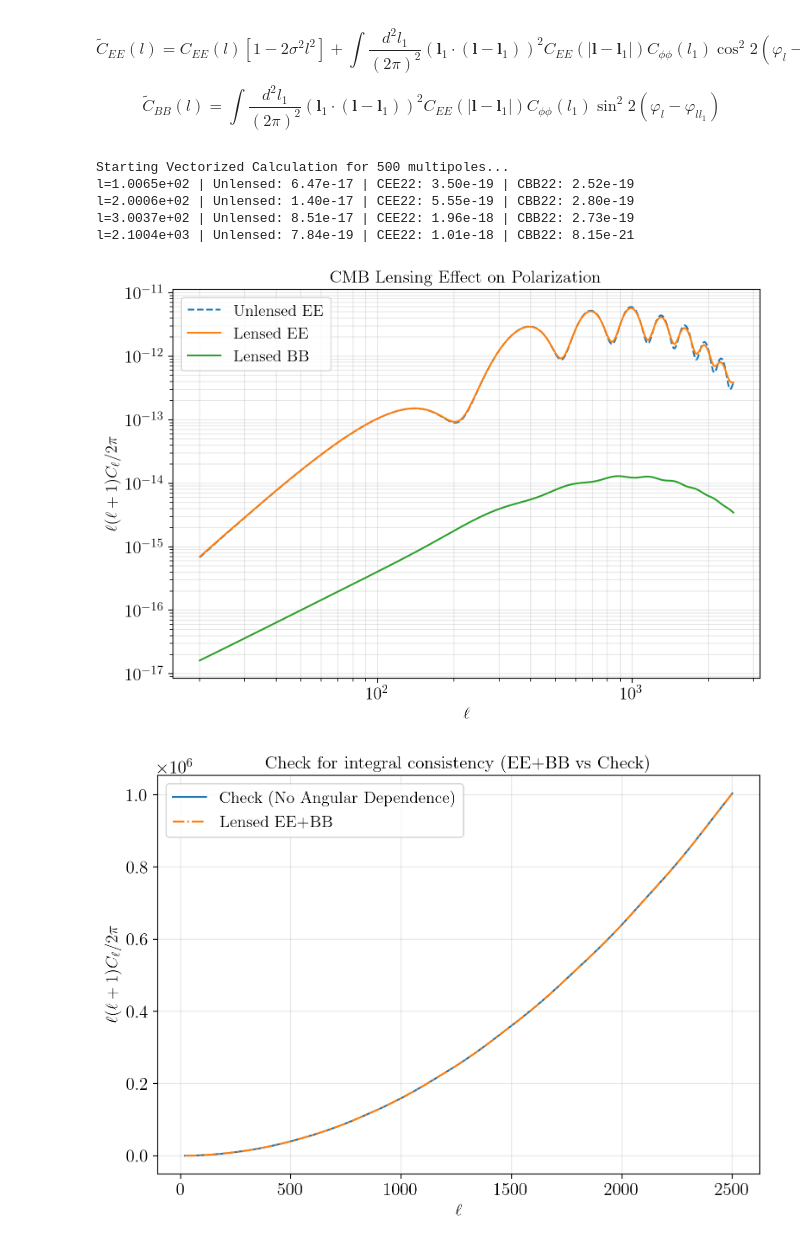
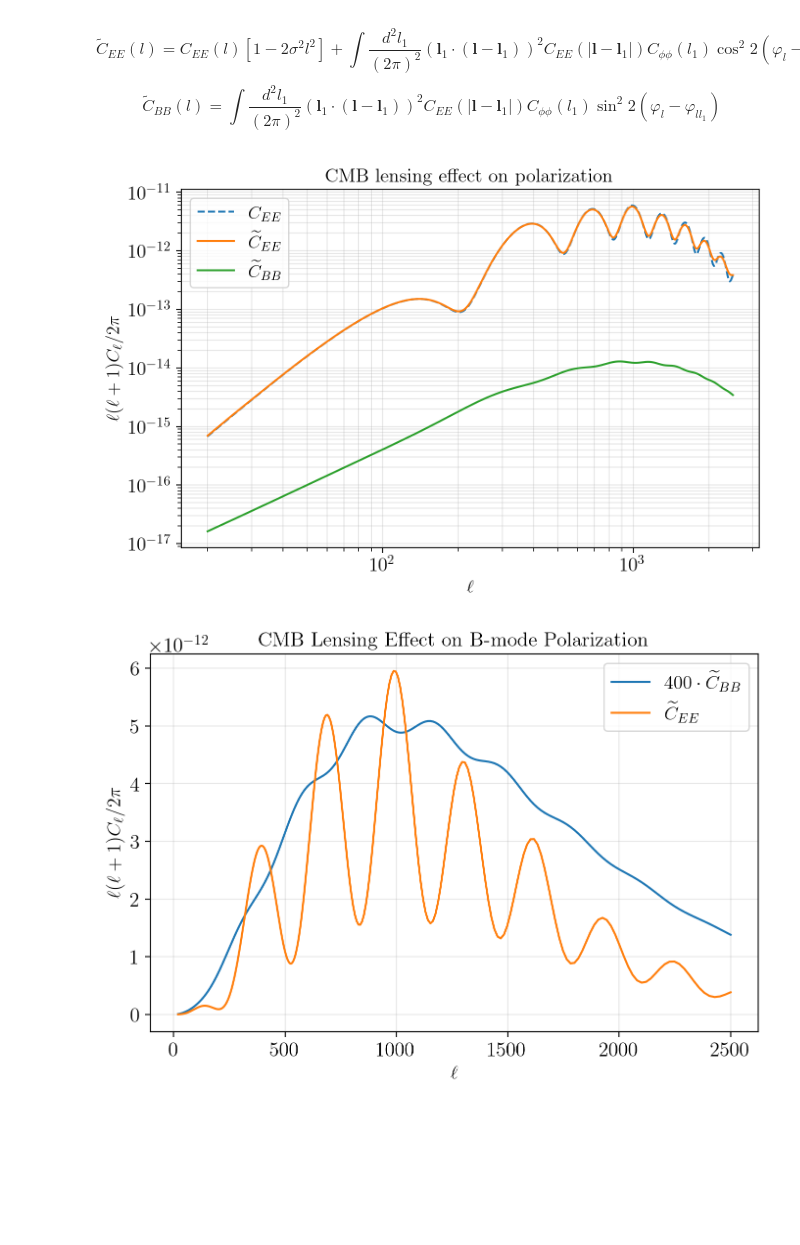
Before and after one commit to tommasoperitoree/AdvancedGravitationalPhysiscs, a Jupyter notebook: exam.ipynb, the cells around one changed output. Drawn from its saved outputs; the diff is of its cells as text; code cells hidden in the pictures; blank space fills up the shorter version.

```diff
--- a/exam.ipynb
+++ b/exam.ipynb
@@ -10,7 +10,7 @@ fontsize = 15
 
 plt.rcParams.update({
 
-    'figure.figsize': (9,6),
+    'figure.figsize': (8,5),
 
     # font
     'text.usetex': True,
@@ -404,7 +383,6 @@ $$ \tilde{C}_{BB}(l) = \int \frac{d^2l_1}{(2\pi)^2} \left( \mathbf{l}_1 \cdot (\
 # %%
 # Similarly to the temperature, we can compute the lensing effect on the E-mode polarization spectrum.
 # The procedure is the same, but we use C_EE instead of C_TT in the convolution integrals.
-
 
 def get_CEE_22 (mode, l):
     """
@@ -430,12 +408,12 @@ def get_CEE_22 (mode, l):
         #conv_anglular = (np.sin(2*theta))**2 # for testing, wrong angular dependence
         conv_anglular = (np.sin(2*phi_ll1))**2
     elif mode=='check': # EE+BB = cos^2 + sin^2 = 1
-        conv_anglular = np.ones_like(phi_ll1) # For checking the convolution without angular dependence
+        conv_anglular = np.ones_like(phi_ll1) # for checking the convolution without angular dependence
     else:
         raise ValueError("Mode must be 'EE' or 'BB'")
 
     # integrand, broadcasting interpolators
-    integrand_2d = coupling * Cpp_interp(l1) * CEE_interp(L_mag) * conv_anglular
+    integrand_2d = coupling * Cpp_interp(l1) * CEE_interp(L_mag) * conv_anglular # using file's Cpp
 
     # integrate over theta (Axis 1) -> result is (500, 1)
     theta_integrated = np.trapezoid(integrand_2d, theta, axis=1)
@@ -445,13 +423,11 @@ def get_CEE_22 (mode, l):
 
     outer_integrand = l1_flat * theta_integrated # measure l1 from dl1^2 -> l1*dl1dtheta
 
-    result = np.trapezoid(outer_integrand, l1_flat) / (2*np.pi)**2
+    return np.trapezoid(outer_integrand, l1_flat) / (2*np.pi)**2
 
-    return result
 
 # EXECUTION LOOP
 
-# l_calc = np.logspace(np.log10(l_min), np.log10(l_max), 1000)
 l_calc = np.logspace(np.log10(20), np.log10(2500), 500)
 
 cee_unlensed = []
@@ -459,77 +435,64 @@ cee_lensed = []
 cbb_lensed = []
 c_check = []
 
-
-
-print(f"Starting Vectorized Calculation for {len(l_calc)} multipoles...")
-
 for l_val in l_calc:
     # 0. Base Spectrum
     cl_0 = CEE_interp(l_val)
 
-
-    # C^(22) Correction
+    # C^(22) corr
     cee_22 = get_CEE_22('EE', l_val)
     cbb_22 = get_CEE_22('BB', l_val)
-    c22_check = get_CEE_22('check', l_val)
+    c22_check = get_CEE_22('check', l_val)	# check spectrum, ee+bb
 
     # Total
     cee_obs = cl_0 * (1 - sigma_squared/2 * l_val**2 ) + cee_22
-    cbb_obs = cbb_22 # No unlensed BB spectrum
+    cbb_obs = cbb_22 # no unlensed BB spectrum
     c_check_obs = cl_0 * (1 - sigma_squared/2 * l_val**2 ) + c22_check
 
     cee_unlensed.append(cl_0)
     cee_lensed.append(cee_obs)
     cbb_lensed.append(cbb_obs)
     c_check.append(c_check_obs)
-
-    # Print progress every 10 steps
-    if l_val > 10 and int(l_val) % 100 == 0:
-        print(f"l={l_val:.4e} | Unlensed: {cl_0:.2e} | CEE22: {cee_22:.2e} | CBB22: {cbb_22:.2e}")
-# %% [output]
-Starting Vectorized Calculation for 500 multipoles...
-l=1.0065e+02 | Unlensed: 6.47e-17 | CEE22: 3.50e-19 | CBB22: 2.52e-19
-l=2.0006e+02 | Unlensed: 1.40e-17 | CEE22: 5.55e-19 | CBB22: 2.80e-19
-l=3.0037e+02 | Unlensed: 8.51e-17 | CEE22: 1.96e-18 | CBB22: 2.73e-19
-l=2.1004e+03 | Unlensed: 7.84e-19 | CEE22: 1.01e-18 | CBB22: 8.15e-21
 # %%
 # Plotting
 
 cee_unlensed = np.array(cee_unlensed)
 cee_lensed = np.array(cee_lensed)
 cbb_lensed = np.array(cbb_lensed)
 c_check = np.array(c_check)
 scale = l_calc * (l_calc + 1) / (2 * np.pi)
 
 # Spectra
-plt.loglog(l_calc, scale * cee_unlensed, '--', label='Unlensed EE')
-plt.loglog(l_calc, scale * cee_lensed, '-', label='Lensed EE')
-plt.loglog(l_calc, scale * cbb_lensed, '-', label='Lensed BB')
+plt.loglog(l_calc, scale * cee_unlensed, '--', label=r'$C_{EE}$')
+plt.loglog(l_calc, scale * cee_lensed, '-', label=r'$\widetilde{C}_{EE}$')
+plt.loglog(l_calc, scale * cbb_lensed, '-', label=r'$\widetilde{C}_{BB}$')
 #plt.plot(l_calc, scale * c_check, '-.', label='Check (No Angular Dependence)')
 plt.xlabel(r'$\ell$')
 plt.ylabel(r'$\ell(\ell+1)C_\ell/2\pi$')
-plt.title('CMB Lensing Effect on Polarization')
+plt.title('CMB lensing effect on polarization')
 plt.legend()
 plt.grid(which='both', alpha=0.3)
+plt.savefig('./images/pol_lensing_terms.png', dpi=300, bbox_inches='tight')
 plt.show()
 
-plt.plot(l_calc, scale * c_check / cee_lensed, label='Check (No Angular Dependence)')
-plt.plot(l_calc, scale * (cee_lensed+cbb_lensed) / cee_lensed, '-.', label='Lensed EE+BB')
-plt.xlabel(r'$\ell$')
-plt.ylabel(r'$\ell(\ell+1)C_\ell/2\pi$')
-plt.title('Check for integral consistency (EE+BB vs Check)')
-plt.legend()
-plt.grid(which='both', alpha=0.3)
-plt.show()
+# plt.plot(l_calc, scale * c_check / cee_lensed, label='Check (No Angular Dependence)')
+# plt.plot(l_calc, scale * (cee_lensed+cbb_lensed) / cee_lensed, '-.', label='Lensed EE+BB')
+# plt.xlabel(r'$\ell$')
+# plt.ylabel(r'$\ell(\ell+1)C_\ell/2\pi$')
+# plt.title('Check for integral consistency (EE+BB vs Check)')
+# plt.legend()
+# plt.grid(which='both', alpha=0.3)
+# plt.show()
 
-plt.plot(l_calc, 400 * scale * cbb_lensed, label=r'Lensed BB')
-plt.plot(l_calc, scale * cee_unlensed, label=r'Unlensed EE')
+plt.plot(l_calc, 400 * scale * cbb_lensed, label=r'$400\cdot\widetilde{C}_{BB}$')
+plt.plot(l_calc, scale * cee_unlensed, label=r'$\widetilde{C}_{EE}$')
 plt.xlabel(r'$\ell$')
 plt.ylabel(r'$\ell(\ell+1)C_\ell/2\pi$')
 plt.title('CMB Lensing Effect on B-mode Polarization')
 plt.legend()
 plt.grid(which='both', alpha=0.3)
+plt.savefig('./images/pol_lensing.png', dpi=300, bbox_inches='tight')
 plt.show()
 # %% [output]
-[figure, old version]
+[figure, new version]
-[figure, old version]
+[figure, new version]
```
Also changed, not shown: parts of 8 cells of this notebook, 10 other files.
